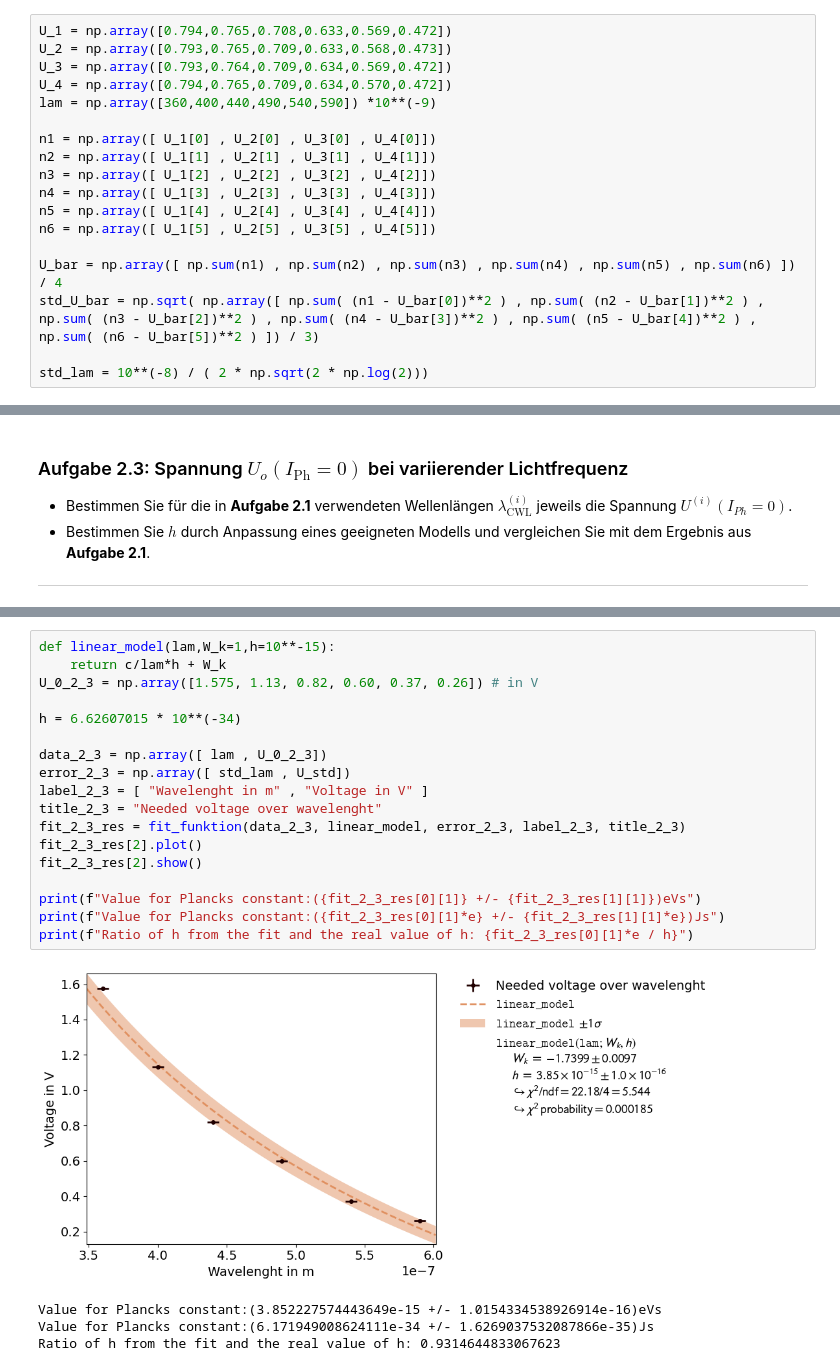
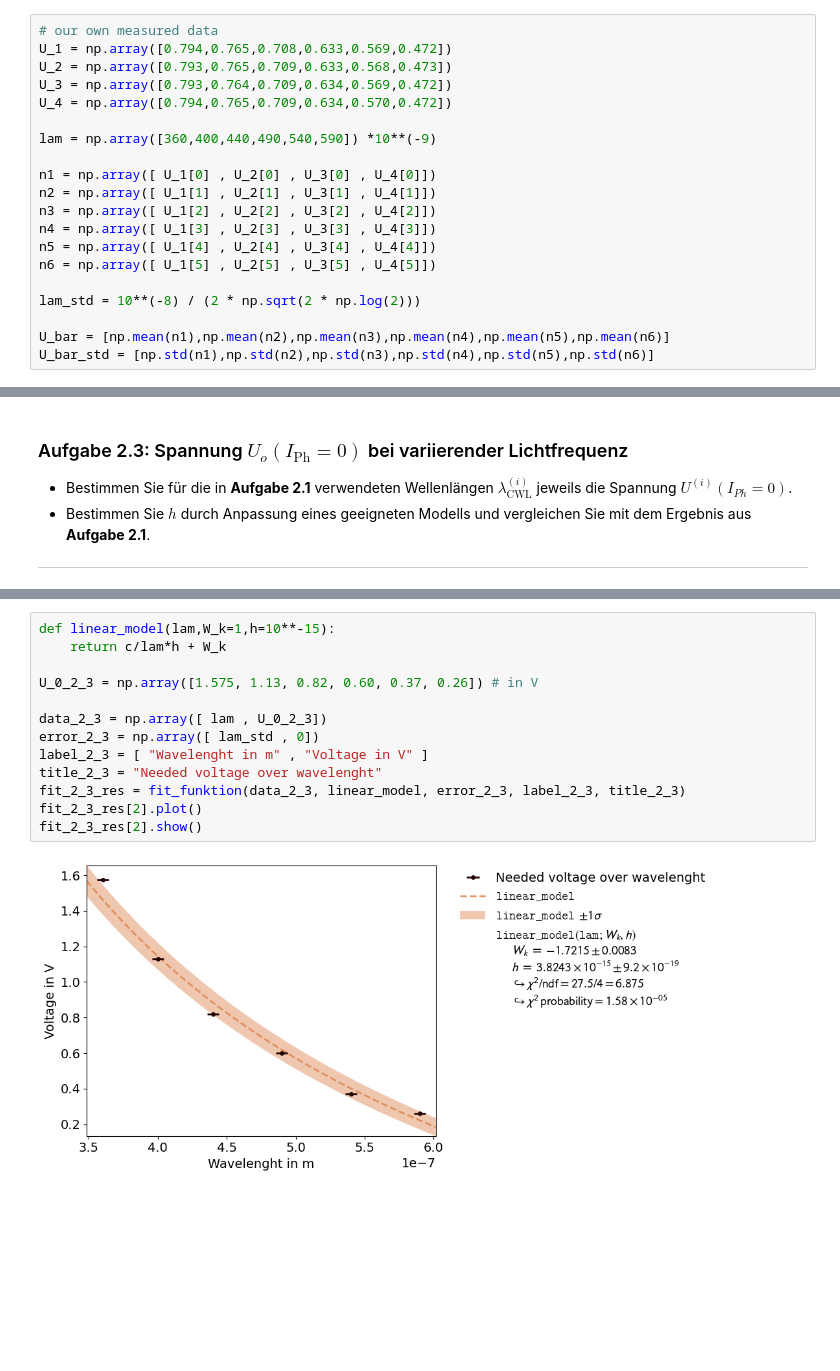
Before and after one commit to MRNock04/P2, a Jupyter notebook: Photoeffekt/Photoeffekt.ipynb, the cells around one changed output, grey strips where cells are left out. Cells and saved outputs as stored; diff of their text form; blank space fills up the shorter version.

```diff
--- a/Photoeffekt/Photoeffekt.ipynb
+++ b/Photoeffekt/Photoeffekt.ipynb
@@ -193,8 +187,10 @@ The light after passing the various Fabry-Perot-Color-Filters has a certain $\te
 # %%
+# our own measured data
 U_1 = np.array([0.794,0.765,0.708,0.633,0.569,0.472])
 U_2 = np.array([0.793,0.765,0.709,0.633,0.568,0.473])
 U_3 = np.array([0.793,0.764,0.709,0.634,0.569,0.472])
 U_4 = np.array([0.794,0.765,0.709,0.634,0.570,0.472])
+
 lam = np.array([360,400,440,490,540,590]) *10**(-9)
 
 n1 = np.array([ U_1[0] , U_2[0] , U_3[0] , U_4[0]])
@@ -204,8 +200,8 @@ n4 = np.array([ U_1[3] , U_2[3] , U_3[3] , U_4[3]])
 n5 = np.array([ U_1[4] , U_2[4] , U_3[4] , U_4[4]])
 n6 = np.array([ U_1[5] , U_2[5] , U_3[5] , U_4[5]])
 
-U_bar = np.array([ np.sum(n1) , np.sum(n2) , np.sum(n3) , np.sum(n4) , np.sum(n5) , np.sum(n6) ]) / 4
-std_U_bar = np.sqrt( np.array([ np.sum( (n1 - U_bar[0])**2 ) , np.sum( (n2 - U_bar[1])**2 ) , np.sum( (n3 - U_bar[2])**2 ) , np.sum( (n4 - U_bar[3])**2 ) , np.sum( (n5 - U_bar[4])**2 ) , np.sum( (n6 - U_bar[5])**2 ) ]) / 3)
+lam_std = 10**(-8) / (2 * np.sqrt(2 * np.log(2)))
 
-std_lam = 10**(-8) / ( 2 * np.sqrt(2 * np.log(2)))
+U_bar = [np.mean(n1),np.mean(n2),np.mean(n3),np.mean(n4),np.mean(n5),np.mean(n6)]
+U_bar_std = [np.std(n1),np.std(n2),np.std(n3),np.std(n4),np.std(n5),np.std(n6)]
 # %%
@@ -509,23 +387,15 @@ In this part of the experiment, we again want to obtain a value for h. This is d
 # %%
 def linear_model(lam,W_k=1,h=10**-15):
     return c/lam*h + W_k
+
 U_0_2_3 = np.array([1.575, 1.13, 0.82, 0.60, 0.37, 0.26]) # in V
 
-h = 6.62607015 * 10**(-34)
-
 data_2_3 = np.array([ lam , U_0_2_3])
-error_2_3 = np.array([ std_lam , U_std])
+error_2_3 = np.array([ lam_std , 0])
 label_2_3 = [ "Wavelenght in m" , "Voltage in V" ]
 title_2_3 = "Needed voltage over wavelenght"
 fit_2_3_res = fit_funktion(data_2_3, linear_model, error_2_3, label_2_3, title_2_3)
 fit_2_3_res[2].plot()
 fit_2_3_res[2].show()
-
-print(f"Value for Plancks constant:({fit_2_3_res[0][1]} +/- {fit_2_3_res[1][1]})eVs")
-print(f"Value for Plancks constant:({fit_2_3_res[0][1]*e} +/- {fit_2_3_res[1][1]*e})Js")
-print(f"Ratio of h from the fit and the real value of h: {fit_2_3_res[0][1]*e / h}")
 # %% [output]
-[figure, old version]
+[figure, new version]
-Value for Plancks constant:(3.852227574443649e-15 +/- 1.0154334538926914e-16)eVs
-Value for Plancks constant:(6.171949008624111e-34 +/- 1.6269037532087866e-35)Js
-Ratio of h from the fit and the real value of h: 0.9314644833067623
```
Also changed, not shown: parts of 17 cells of this notebook, 1 other file.
